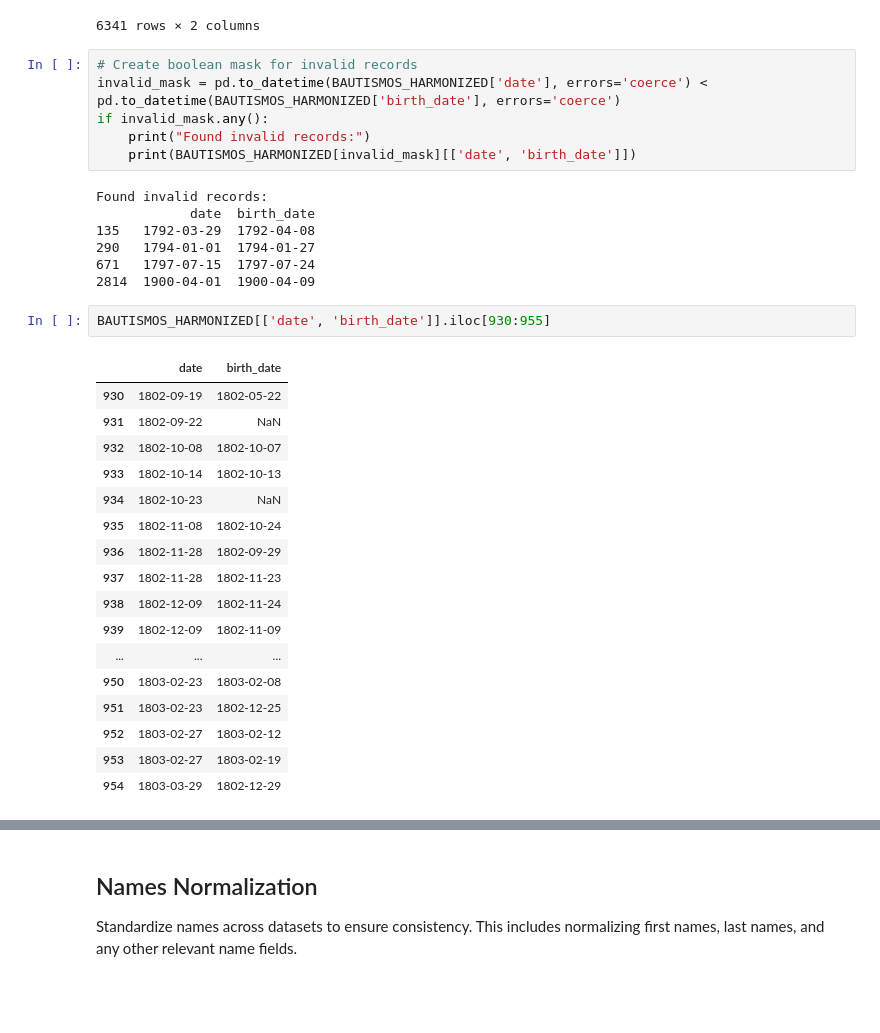
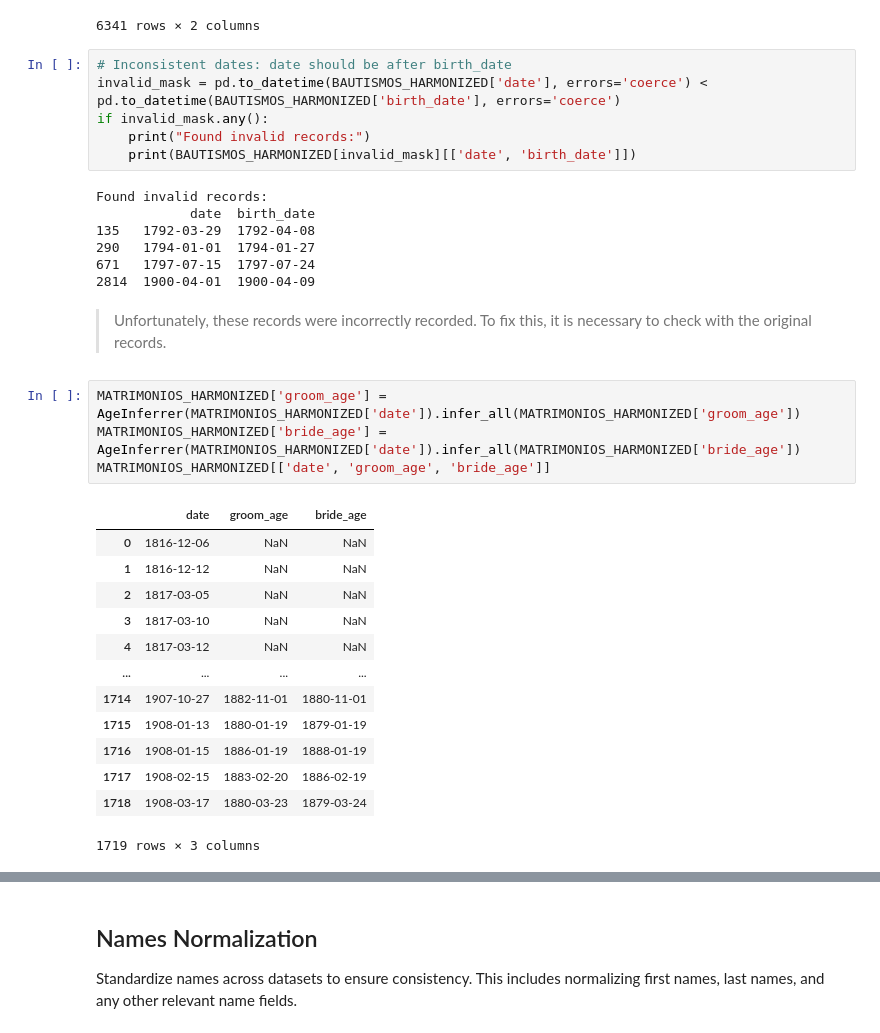
Before and after one commit to UCSB-AMPLab/sondondo, a Jupyter notebook: project_code/dataCleaning.ipynb, the cells around one changed output, grey strips where cells are left out. Saved outputs shown, nothing was run; the diff lists cells and outputs as text; blank space fills up the shorter version.

Commit message:
Infer birth dates from baptisms, marriages, and burials

```diff
--- a/project_code/dataCleaning.ipynb
+++ b/project_code/dataCleaning.ipynb
@@ -242,7 +242,7 @@ BAUTISMOS_HARMONIZED[['date', 'birth_date']]
 | 6340 | 1888-12-16 | 1888-12-01 |
 6341 rows × 2 columns
 # %%
-# Create boolean mask for invalid records
+# Inconsistent dates: date should be after birth_date
 invalid_mask = pd.to_datetime(BAUTISMOS_HARMONIZED['date'], errors='coerce') < pd.to_datetime(BAUTISMOS_HARMONIZED['birth_date'], errors='coerce')
 if invalid_mask.any():
     print("Found invalid records:")
@@ -254,23 +254,23 @@ Found invalid records:
 290   1794-01-01  1794-01-27
 671   1797-07-15  1797-07-24
 2814  1900-04-01  1900-04-09
-# %%
-BAUTISMOS_HARMONIZED[['date', 'birth_date']].iloc[930:955]
-# %% [output]
-|  | date | birth_date |
-| 930 | 1802-09-19 | 1802-05-22 |
-| 931 | 1802-09-22 | NaN |
-| 932 | 1802-10-08 | 1802-10-07 |
-| 933 | 1802-10-14 | 1802-10-13 |
-| 934 | 1802-10-23 | NaN |
-| 935 | 1802-11-08 | 1802-10-24 |
-| 936 | 1802-11-28 | 1802-09-29 |
-| 937 | 1802-11-28 | 1802-11-23 |
-| 938 | 1802-12-09 | 1802-11-24 |
-| 939 | 1802-12-09 | 1802-11-09 |
-| ... | ... | ... |
-| 950 | 1803-02-23 | 1803-02-08 |
-| 951 | 1803-02-23 | 1802-12-25 |
-| 952 | 1803-02-27 | 1803-02-12 |
-| 953 | 1803-02-27 | 1803-02-19 |
-| 954 | 1803-03-29 | 1802-12-29 |
+# %% [markdown]
+> Unfortunately, these records were incorrectly recorded. To fix this, it is necessary to check with the original records.
+# %%
+MATRIMONIOS_HARMONIZED['groom_age'] = AgeInferrer(MATRIMONIOS_HARMONIZED['date']).infer_all(MATRIMONIOS_HARMONIZED['groom_age'])
+MATRIMONIOS_HARMONIZED['bride_age'] = AgeInferrer(MATRIMONIOS_HARMONIZED['date']).infer_all(MATRIMONIOS_HARMONIZED['bride_age'])
+MATRIMONIOS_HARMONIZED[['date', 'groom_age', 'bride_age']]
+# %% [output]
+|  | date | groom_age | bride_age |
+| 0 | 1816-12-06 | NaN | NaN |
+| 1 | 1816-12-12 | NaN | NaN |
+| 2 | 1817-03-05 | NaN | NaN |
+| 3 | 1817-03-10 | NaN | NaN |
+| 4 | 1817-03-12 | NaN | NaN |
+| ... | ... | ... | ... |
+| 1714 | 1907-10-27 | 1882-11-01 | 1880-11-01 |
+| 1715 | 1908-01-13 | 1880-01-19 | 1879-01-19 |
+| 1716 | 1908-01-15 | 1886-01-19 | 1888-01-19 |
+| 1717 | 1908-02-15 | 1883-02-20 | 1886-02-19 |
+| 1718 | 1908-03-17 | 1880-03-23 | 1879-03-24 |
+1719 rows × 3 columns
```
Also changed, not shown: parts of 1 cell of this notebook.
